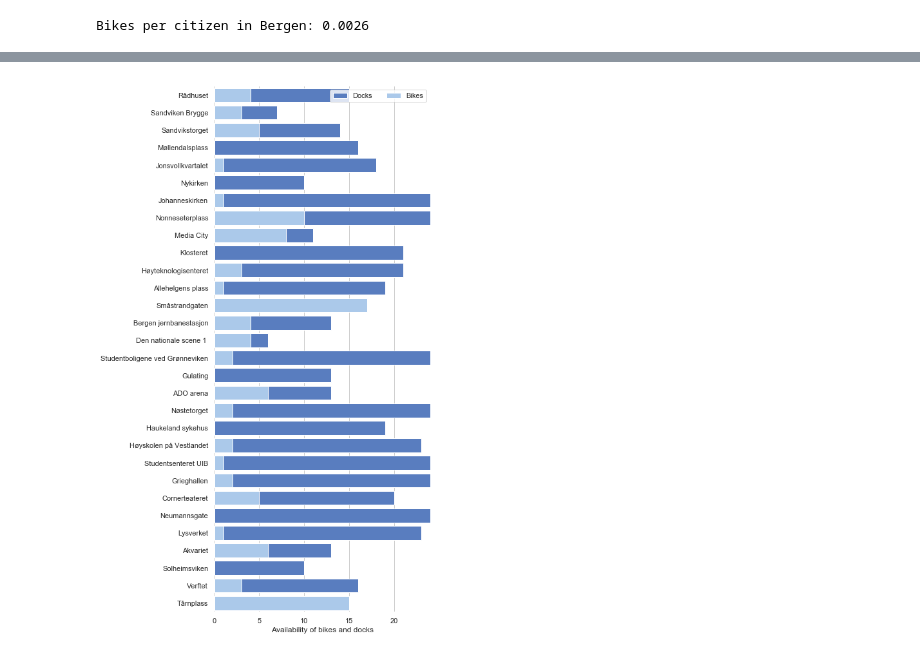
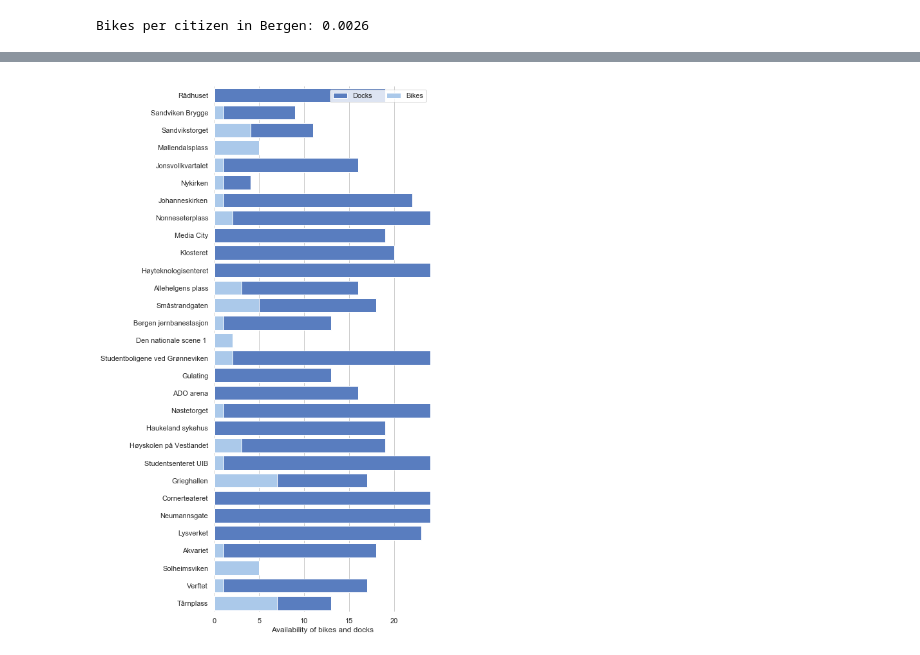
Before and after one commit to sondr3/jupyter-fun, a Jupyter notebook: Bergen Bysykkel API.ipynb, the cells around one changed output, grey strips where cells are left out. Drawn from its saved outputs; the diff is of its cells as text; code cells hidden in the pictures.

Commit message:
Use Pandas.DataFrame for data, Seaborn for graphs and Folium for map

```diff
--- a/Bergen Bysykkel API.ipynb
+++ b/Bergen Bysykkel API.ipynb
@@ -39,0 +34,4 @@ station_info = requests.get(station_info_url).json()
+# %%
+station_info = pd.DataFrame.from_dict(requests.get(station_info_url).json()["data"]["stations"])
+station_info.columns = ["Address", "Capacity", "Latitude", "Longitude", "Name", "ID"]
+station_info
@@ -103,0 +74,5 @@ availability
+# %%
+station_status = pd.DataFrame.from_dict(requests.get(station_status_url).json()['data']['stations'])
+station_status.columns = ["Installed", "Renting", "Returning", "Updated", "Bikes", "Docks", "ID"]
+clean_dataframe(station_status)
+station_status
@@ -103,0 +97,5 @@ availability
+# %%
+stations = station_status.merge(station_info)
+stations.drop('Address', axis=1, inplace=True)
+stations.set_index('ID', inplace=True)
+stations
@@ -104,14 +121,14 @@ availability
 # %%
 f, ax = plt.subplots(figsize=(6, 15))
 
 sns.set_color_codes("muted")
-sns.barplot(x="Docks", y="Station", data=availability, label="Docks", color="b")
+sns.barplot(x="Docks", y="Name", data=stations, label="Docks", color="b")
 
 sns.set_color_codes("pastel")
-sns.barplot(x="Bikes", y="Station", data=availability, label="Bikes", color="b")
+sns.barplot(x="Bikes", y="Name", data=stations, label="Bikes", color="b")
 
 ax.legend(ncol=2, loc="upper right", frameon=True)
 ax.set(xlim=(0, 24), ylabel="", xlabel="Availability of bikes and docks")
 sns.despine(left=True, bottom=True)
 # %% [output]
-[figure, old version]
+[figure, new version]
```
Also changed, not shown: parts of 16 cells of this notebook.
